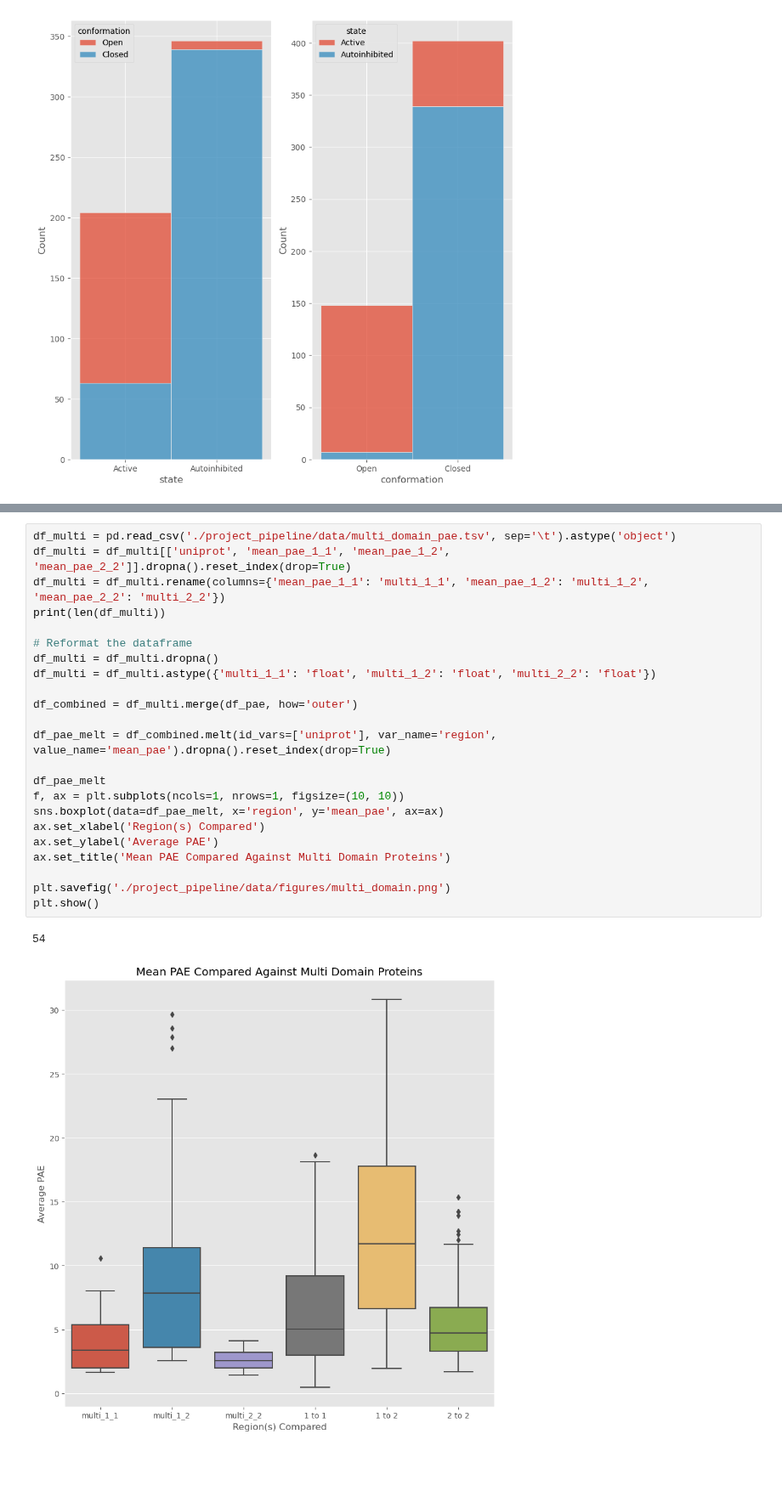
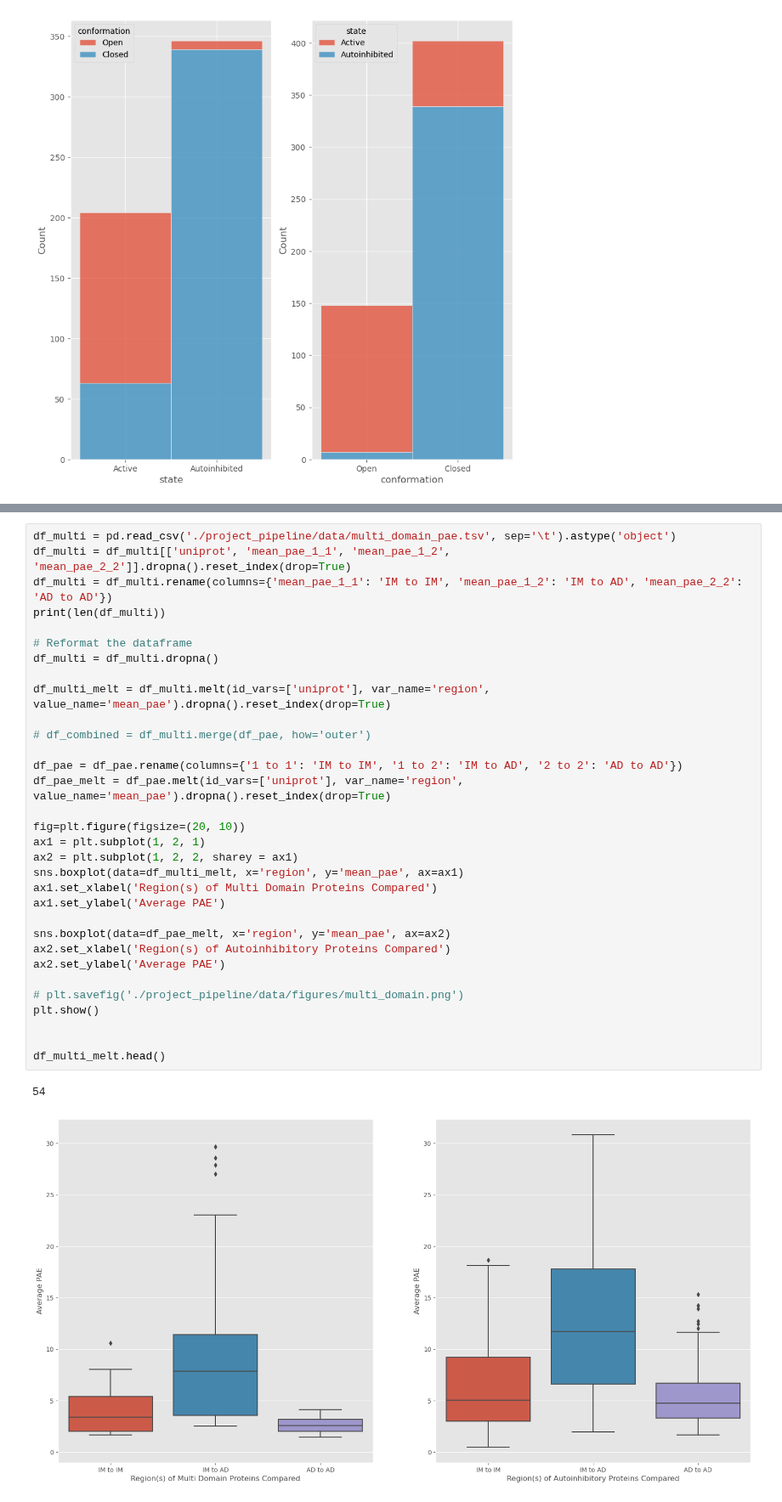
Before and after one commit to jpigles/alphafold-rmsd, a Jupyter notebook: disorder_analysis.ipynb, the cells around one changed output, grey strips where cells are left out. Shown at 85% size. Drawn from its saved outputs; the diff is of its cells as text; blank space fills up the shorter version.

```diff
--- a/disorder_analysis.ipynb
+++ b/disorder_analysis.ipynb
@@ -150,26 +145,35 @@ plt.show()
 # %%
 df_multi = pd.read_csv('./project_pipeline/data/multi_domain_pae.tsv', sep='\t').astype('object')
 df_multi = df_multi[['uniprot', 'mean_pae_1_1', 'mean_pae_1_2', 'mean_pae_2_2']].dropna().reset_index(drop=True)
-df_multi = df_multi.rename(columns={'mean_pae_1_1': 'multi_1_1', 'mean_pae_1_2': 'multi_1_2', 'mean_pae_2_2': 'multi_2_2'})
+df_multi = df_multi.rename(columns={'mean_pae_1_1': 'IM to IM', 'mean_pae_1_2': 'IM to AD', 'mean_pae_2_2': 'AD to AD'})
 print(len(df_multi))
 
 # Reformat the dataframe
 df_multi = df_multi.dropna()
-df_multi = df_multi.astype({'multi_1_1': 'float', 'multi_1_2': 'float', 'multi_2_2': 'float'})
 
-df_combined = df_multi.merge(df_pae, how='outer')
+df_multi_melt = df_multi.melt(id_vars=['uniprot'], var_name='region', value_name='mean_pae').dropna().reset_index(drop=True)
 
-df_pae_melt = df_combined.melt(id_vars=['uniprot'], var_name='region', value_name='mean_pae').dropna().reset_index(drop=True)
+# df_combined = df_multi.merge(df_pae, how='outer')
 
-df_pae_melt
-f, ax = plt.subplots(ncols=1, nrows=1, figsize=(10, 10))
-sns.boxplot(data=df_pae_melt, x='region', y='mean_pae', ax=ax)
-ax.set_xlabel('Region(s) Compared')
-ax.set_ylabel('Average PAE')
-ax.set_title('Mean PAE Compared Against Multi Domain Proteins')
+df_pae = df_pae.rename(columns={'1 to 1': 'IM to IM', '1 to 2': 'IM to AD', '2 to 2': 'AD to AD'})
+df_pae_melt = df_pae.melt(id_vars=['uniprot'], var_name='region', value_name='mean_pae').dropna().reset_index(drop=True)
 
-plt.savefig('./project_pipeline/data/figures/multi_domain.png')
+fig=plt.figure(figsize=(20, 10))
+ax1 = plt.subplot(1, 2, 1)
+ax2 = plt.subplot(1, 2, 2, sharey = ax1)
+sns.boxplot(data=df_multi_melt, x='region', y='mean_pae', ax=ax1)
+ax1.set_xlabel('Region(s) of Multi Domain Proteins Compared')
+ax1.set_ylabel('Average PAE')
+
+sns.boxplot(data=df_pae_melt, x='region', y='mean_pae', ax=ax2)
+ax2.set_xlabel('Region(s) of Autoinhibitory Proteins Compared')
+ax2.set_ylabel('Average PAE')
+
+# plt.savefig('./project_pipeline/data/figures/multi_domain.png')
 plt.show()
+
+
+df_multi_melt.head()
 # %% [output]
 54
-[figure, old version]
+[figure, new version]
```
Also changed, not shown: parts of 3 cells of this notebook.
